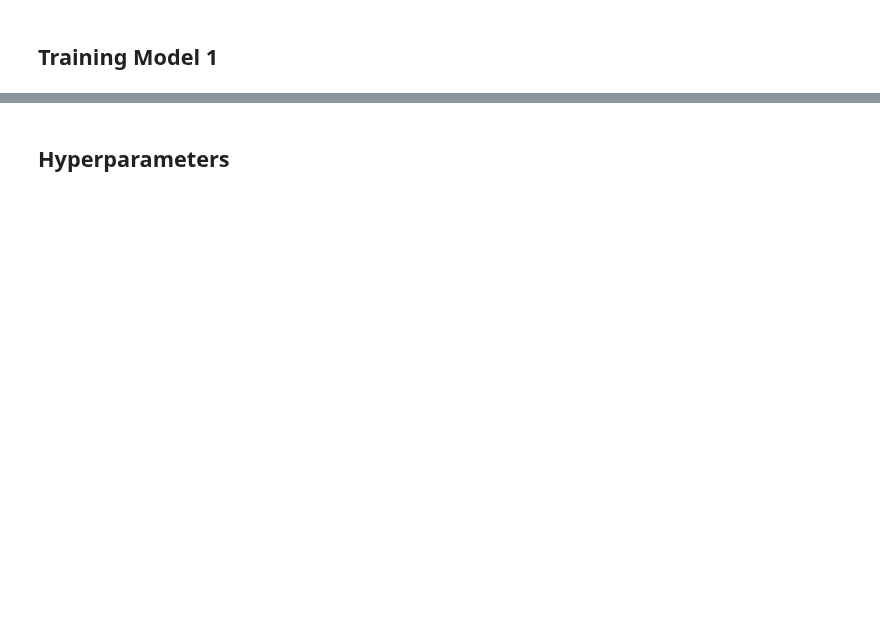
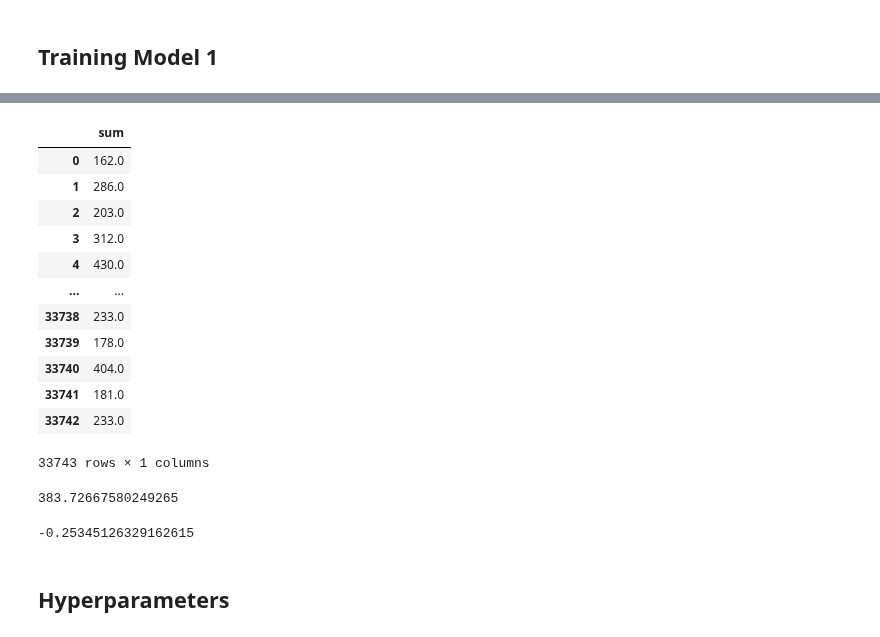
Before and after one commit to josegabrielguerrero26/CSE450-machinelearning, a Jupyter notebook: project3/starter_bikesv3.ipynb, the cells around one changed output, grey strips where cells are left out. Saved outputs shown, nothing was run; the diff lists cells and outputs as text; code cells hidden in the pictures; blank space fills up the shorter version.

```diff
--- a/project3/starter_bikesv3.ipynb
+++ b/project3/starter_bikesv3.ipynb
@@ -520,0 +407,2 @@ plot_loss(history)
+# %%
+predictions = np.round(lm.predict(X_test),0)
@@ -521,3 +413,45 @@ plot_loss(history)
+# %%
+import numpy as np
+import pandas as pd
+
+# Assuming 'predictions' is your NumPy array with two columns
+
+
+# Sum the two columns along axis 1 to get a single column
+sum_column = np.sum(predictions, axis=1)
+
+# Convert the summed column to a pandas DataFrame
+predictions_df = pd.DataFrame({'sum': sum_column})
+
+# Now 'predictions_df' contains a DataFrame with the summed column
+predictions_df
+# %% [output]
+|  | sum |
+| 0 | 162.0 |
+| 1 | 286.0 |
+| 2 | 203.0 |
+| 3 | 312.0 |
+| 4 | 430.0 |
+| ... | ... |
+| 33738 | 233.0 |
+| 33739 | 178.0 |
+| 33740 | 404.0 |
+| 33741 | 181.0 |
+| 33742 | 233.0 |
+33743 rows × 1 columns
+# %%
+# View the RMSE
+result = mean_squared_error(y_test, predictions_df, squared=False)
+result
+# %% [output]
+383.72667580249265
+# %%
+
+# View r2 score
+r2 = r2_score(y_test,predictions_df)
+r2
+# %% [output]
+-0.25345126329162615
 # %% [markdown]
 ## Hyperparameters
 # %%
```
Also changed, not shown: parts of 47 cells of this notebook.
